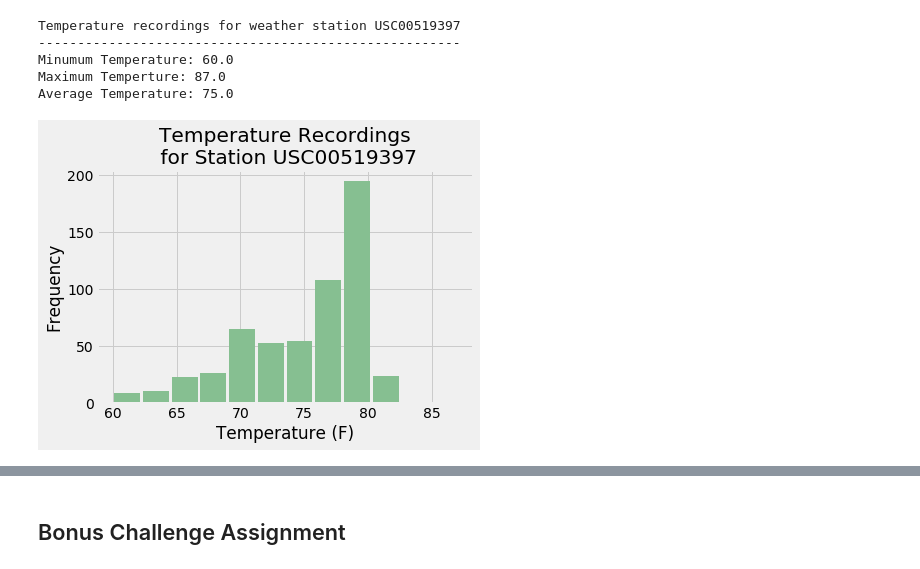
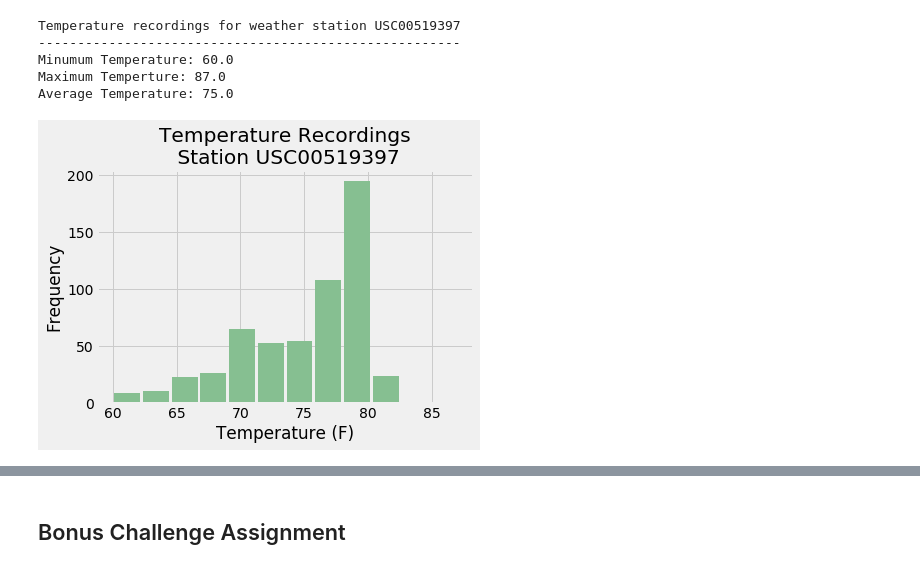
Before and after one commit to lilstarhunter/sqlalchemy-challenge, a Jupyter notebook: climate_starter.ipynb, the cells around one changed output, grey strips where cells are left out. Saved outputs shown, nothing was run; the diff lists cells and outputs as text; code cells hidden in the pictures.

```diff
--- a/climate_starter.ipynb
+++ b/climate_starter.ipynb
@@ -75,8 +71,8 @@ Base.classes.keys()
 ['measurement', 'station']
 # %%
 # Save references to each table
-measurement = Base.classes.measurement
-station = Base.classes.station
+m = Base.classes.measurement
+s = Base.classes.station
 
 # station = pd.read_sql("SELECT * FROM station", conn)
 # measurement = pd.read_sql("SELECT * FROM measurement", conn)
@@ -88,7 +84,7 @@ session = Session(engine)
 # %%
 # Design a query to retrieve the last 12 months of precipitation data and plot the results
 #Get the last date in the dataset
-last_date = session.query(measurement.date).order_by(measurement.date.desc()).first()[0]
+last_date = session.query(m.date).order_by(m.date.desc()).first()[0]
 
 #Convert query result (string) to datetime
 last_date = dt.datetime.strptime(str(last_date), "%Y-%M-%d")
@@ -97,14 +93,6 @@ last_date = dt.datetime.strptime(str(last_date), "%Y-%M-%d")
 one_year = last_date - dt.timedelta(days=365)
 
 # Perform a query to retrieve the data and precipitation scores
-query = session.query(measurement.date, measurement.station, measurement.prcp, measurement.tobs).filter(measurement.date > one_year)
+query = session.query(m.date, m.station, m.prcp, m.tobs).filter(m.date > one_year)
 
 one_df = pd.DataFrame(query)
-
-# def to_dict(self):
-#     return {column.name: getattr(self, column.name)
-#         if not isinstance(getattr(self, column.name), datetime.datetime)
-#         else getattr(self, column.name).isoformat()
-#         for column in self.__table__.columns}
-
-# [x._asdict() for x in query]
@@ -214,19 +216,19 @@ Average Temperature: 75.0
 # %%
 # Choose the station with the highest number of temperature observations.
 # Query the last 12 months of temperature observation data for this station and plot the results as a histogram
-year_top_temp = session.query(measurement.date, measurement.tobs)\
-            .filter(measurement.date > one_year)\
-            .filter(measurement.station == top_station)
+year_top_temp = session.query(m.date, m.tobs)\
+            .filter(m.date > one_year)\
+            .filter(m.station == top_station)
 year_top_temp = pd.DataFrame(year_top_temp)
 
 year_top_temp_hist = plt.hist(year_top_temp["tobs"], bins = 12,
                       facecolor='#86bf91', zorder=2, rwidth=0.9)
 
 plt.xlabel("Temperature (F)")
 plt.ylabel("Frequency")
 plt.title(f"Temperature Recordings\n Station {top_station}")
 plt.grid(True)
 plt.savefig("top_station_temp.png")
 plt.show()
 # %% [output]
-[figure, old version]
+[figure, new version]
```
Also changed, not shown: parts of 9 cells of this notebook, 4 other files.
